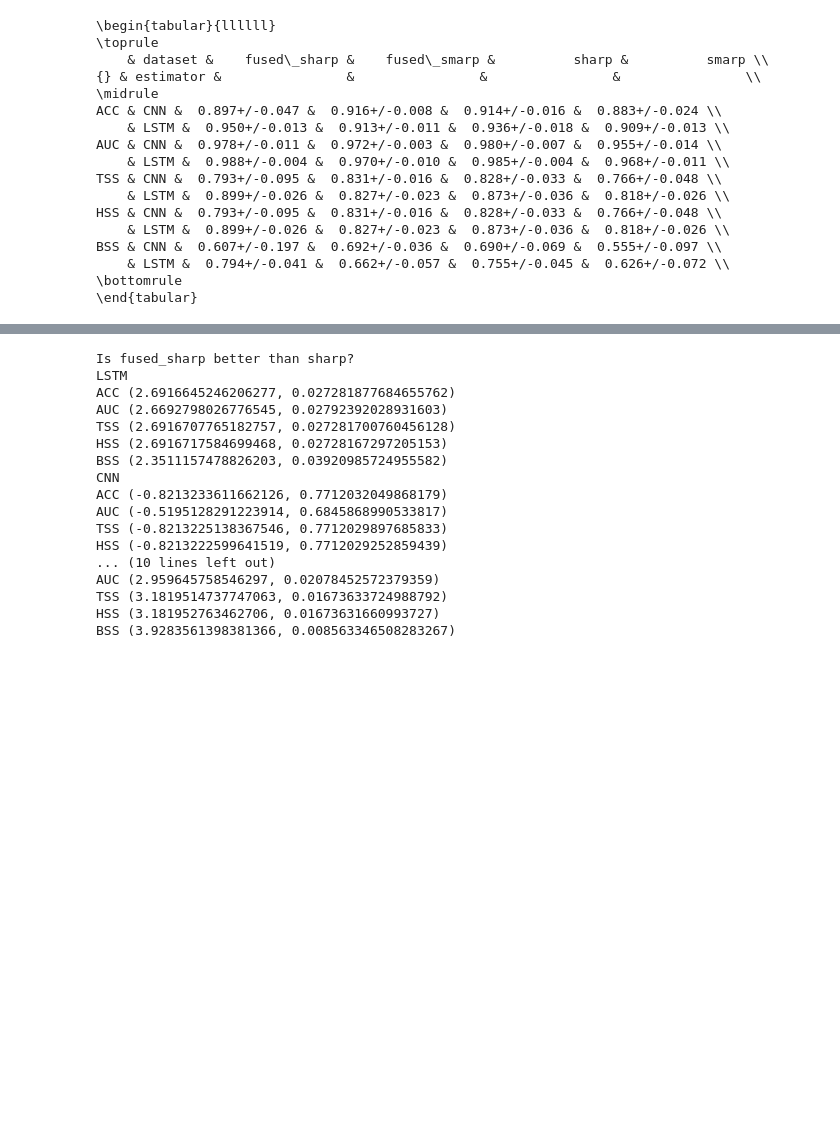
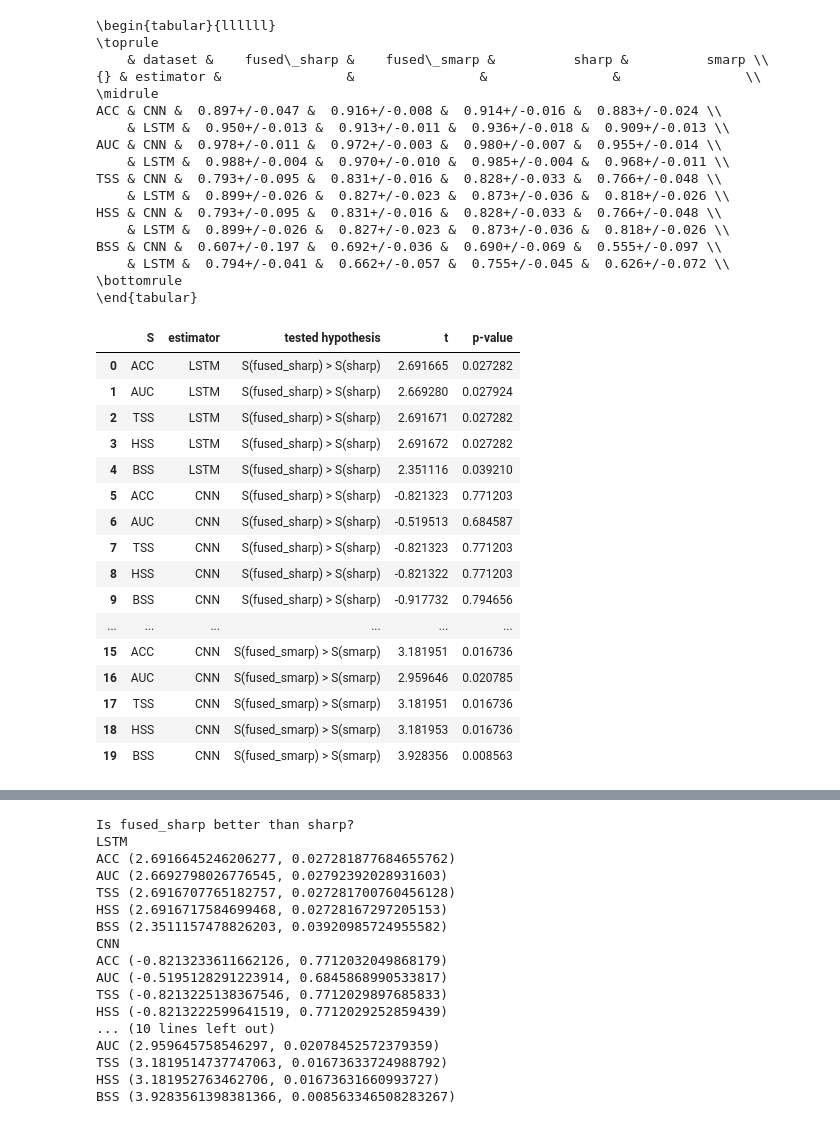
Before and after one commit to ZeyuSun/flare-prediction-smarp, a Jupyter notebook: notebooks/mlflow_results_2.ipynb, the cells around one changed output, grey strips where cells are left out. Cells and saved outputs as stored; diff of their text form; code cells hidden in the pictures; blank space fills up the shorter version.

```diff
--- a/notebooks/mlflow_results_2.ipynb
+++ b/notebooks/mlflow_results_2.ipynb
@@ -662,3 +659,25 @@ BSS & CNN &  0.607+/-0.197 &  0.692+/-0.036 &  0.690+/-0.069 &  0.555+/-0.097 \\
     & LSTM &  0.794+/-0.041 &  0.662+/-0.057 &  0.755+/-0.045 &  0.626+/-0.072 \\
 \bottomrule
 \end{tabular}
+# %%
+df_ttest = tabulate_pvalues(runs_1)
+# %%
+df_ttest
+# %% [output]
+|  | S | estimator | tested hypothesis | t | p-value |
+| 0 | ACC | LSTM | S(fused_sharp) > S(sharp) | 2.691665 | 0.027282 |
+| 1 | AUC | LSTM | S(fused_sharp) > S(sharp) | 2.669280 | 0.027924 |
+| 2 | TSS | LSTM | S(fused_sharp) > S(sharp) | 2.691671 | 0.027282 |
+| 3 | HSS | LSTM | S(fused_sharp) > S(sharp) | 2.691672 | 0.027282 |
+| 4 | BSS | LSTM | S(fused_sharp) > S(sharp) | 2.351116 | 0.039210 |
+| 5 | ACC | CNN | S(fused_sharp) > S(sharp) | -0.821323 | 0.771203 |
+| 6 | AUC | CNN | S(fused_sharp) > S(sharp) | -0.519513 | 0.684587 |
+| 7 | TSS | CNN | S(fused_sharp) > S(sharp) | -0.821323 | 0.771203 |
+| 8 | HSS | CNN | S(fused_sharp) > S(sharp) | -0.821322 | 0.771203 |
+| 9 | BSS | CNN | S(fused_sharp) > S(sharp) | -0.917732 | 0.794656 |
+| ... | ... | ... | ... | ... | ... |
+| 15 | ACC | CNN | S(fused_smarp) > S(smarp) | 3.181951 | 0.016736 |
+| 16 | AUC | CNN | S(fused_smarp) > S(smarp) | 2.959646 | 0.020785 |
+| 17 | TSS | CNN | S(fused_smarp) > S(smarp) | 3.181951 | 0.016736 |
+| 18 | HSS | CNN | S(fused_smarp) > S(smarp) | 3.181953 | 0.016736 |
+| 19 | BSS | CNN | S(fused_smarp) > S(smarp) | 3.928356 | 0.008563 |
```
Also changed, not shown: parts of 9 cells of this notebook, 2 other files.
